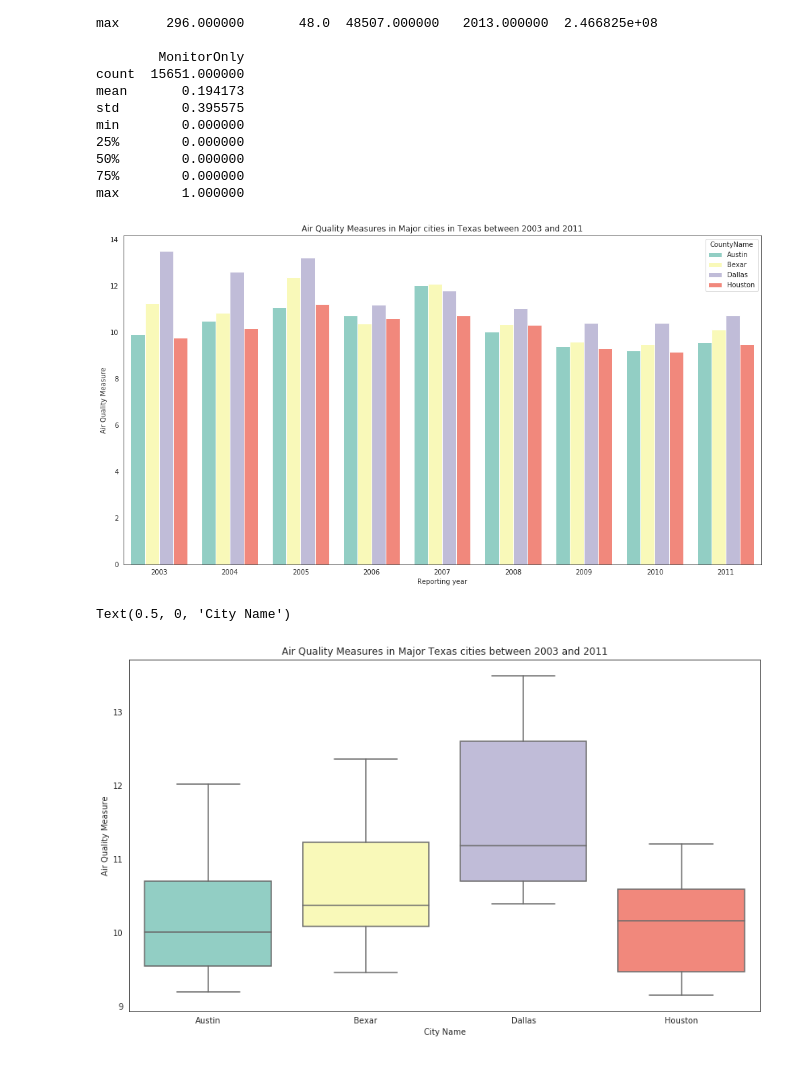
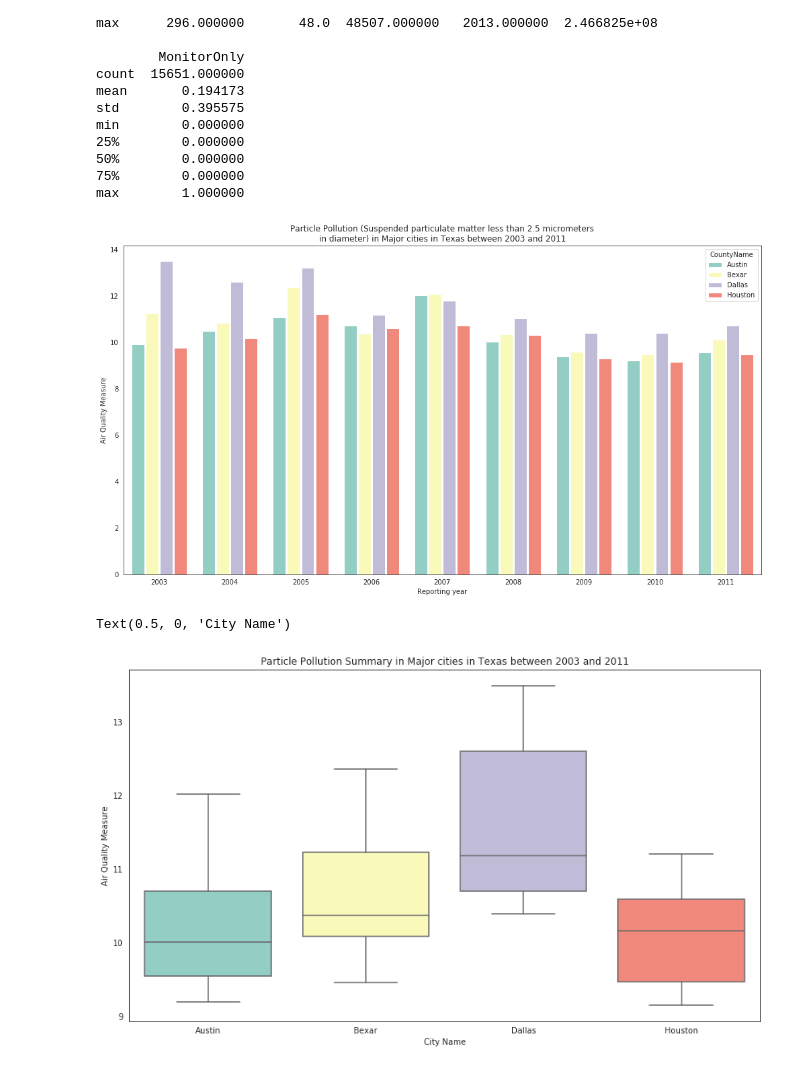
Before and after one commit to Saranyanv/test, a Jupyter notebook: 455_Assignment2.ipynb, the cells around one changed output. Drawn from its saved outputs; the diff is of its cells as text; code cells hidden in the pictures.

```diff
--- a/455_Assignment2.ipynb
+++ b/455_Assignment2.ipynb
@@ -103,25 +93,32 @@ def change_width(ax, new_value) :
 # %%
 import seaborn as sns
 import matplotlib.pyplot as plt
+from textwrap import wrap
 sns.set_style("white")
 
 fig, ax = plt.subplots(figsize=(17,9))
+
 g = sns.catplot(x="ReportYear", y="Air Quality Measure", hue="CountyName", data=TX_Air_Quality_big4_agg,
                 kind="bar"#, palette=sns.color_palette(palette = ["SteelBlue" , "Salmon", "Grey", "Cyan"])
                 , palette="Set3"
                 , ax=ax
                 , legend=True
-                , aspect=.6, saturation=.85)
+                , aspect=1.5
+                , saturation=.85
+                )
 
-ax.set_title('Air Quality Measures in Major cities in Texas between 2003 and 2011')
+handles, labels = ax.get_legend_handles_labels()
+
+ax.set_title("\n".join(wrap("Particle Pollution (Suspended particulate matter less than 2.5 micrometers in diameter) in Major cities in Texas between 2003 and 2011", 75)))
+
 ax.set_xlabel('Reporting year')
 
 #plt.legend(title='City', loc='upper right', labels=['Austin', 'San Antonio', 'Dallas', 'Houston'])
 plt.close(g.fig)
-#change_width(ax, .15)
+change_width(ax, .18)
 #plt.show(g)
 # %% [output]
-[figure, old version]
+[figure, new version]
 # %%
 import seaborn as sns
 import matplotlib.pyplot as plt
@@ -131,9 +128,8 @@ fig, ax = plt.subplots(figsize=(14,8))
 ax = sns.boxplot(y="Air Quality Measure", x="CountyName", data=TX_Air_Quality_big4_agg
                 #, palette=sns.color_palette(palette = ["SteelBlue" , "Salmon", "Grey", "Cyan"])
                 , palette="Set3", saturation=.85)
-ax.set_title('Air Quality Measures in Major Texas cities between 2003 and 2011')
+ax.set_title("\n".join(wrap("Particle Pollution Summary in Major cities in Texas between 2003 and 2011", 75)))
 ax.set_xlabel('City Name')
-#ax.set(xticklabels=['Austin', 'San Antonio', 'Dallas', 'Houston'])
 # %% [output]
 Text(0.5, 0, 'City Name')
-[figure, old version]
+[figure, new version]
```
Also changed, not shown: parts of 5 cells of this notebook.
